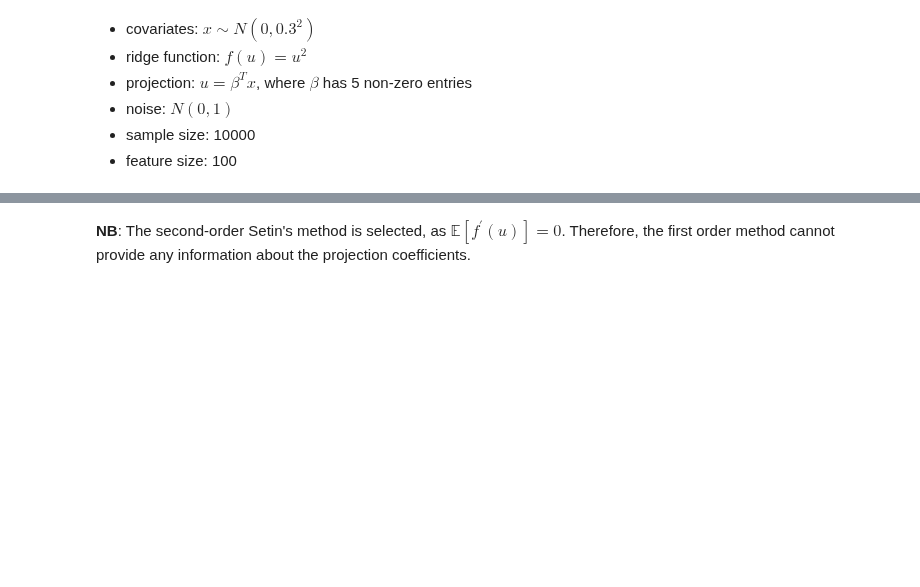
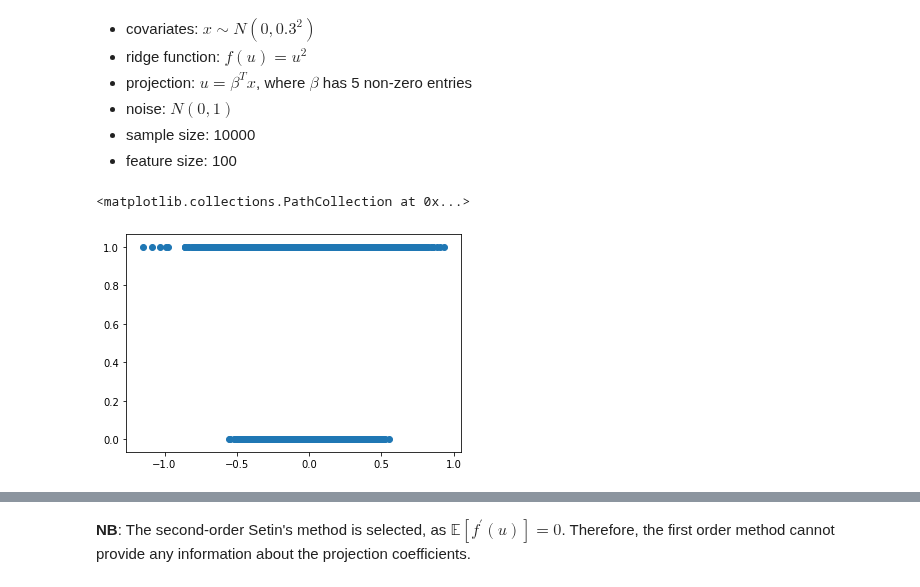
Before and after one commit to ZebinYang/pysim, a Jupyter notebook: example/SIM Classification by Stein's Method.ipynb, the cells around one changed output, grey strips where cells are left out. Cells and saved outputs as stored; diff of their text form; code cells hidden in the pictures; blank space fills up the shorter version.

```diff
--- a/example/SIM Classification by Stein's Method.ipynb
+++ b/example/SIM Classification by Stein's Method.ipynb
@@ -151,6 +156,11 @@ y = np.dot(x, beta) ** 2 + 0.1 * np.random.randn(n_samples)
 ymu = np.mean(y)
 y[y > ymu] = 1
 y[y <= ymu] = 0
+# %%
+plt.scatter(np.dot(x, beta), y)
+# %% [output]
+<matplotlib.collections.PathCollection at 0x...>
+[figure, added]
 # %%
 %%time
 
```
Also changed, not shown: parts of 11 cells of this notebook, 4 other files.
